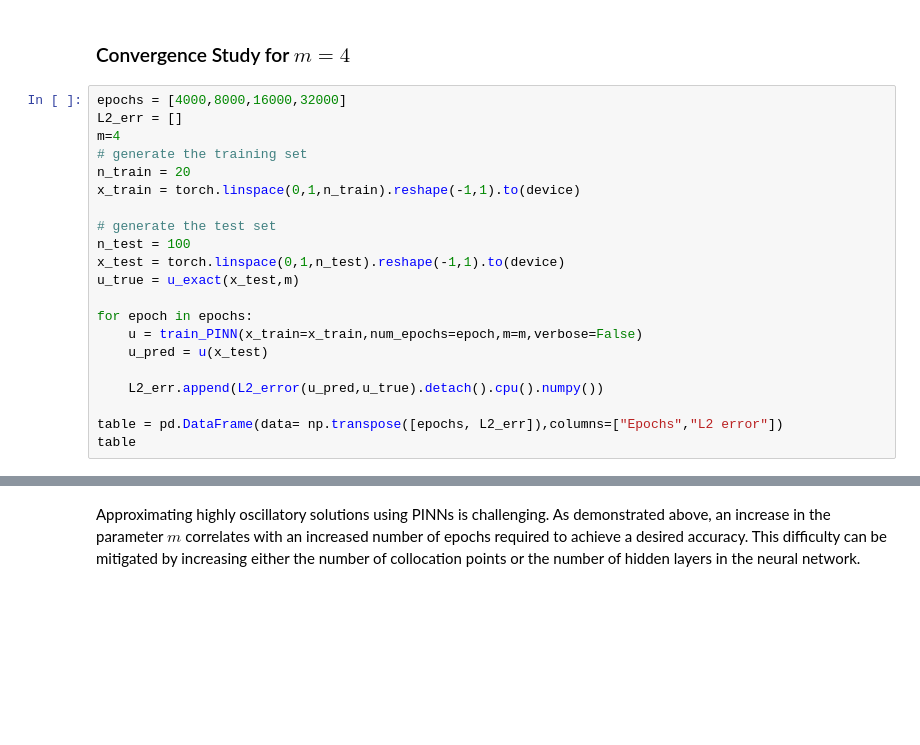
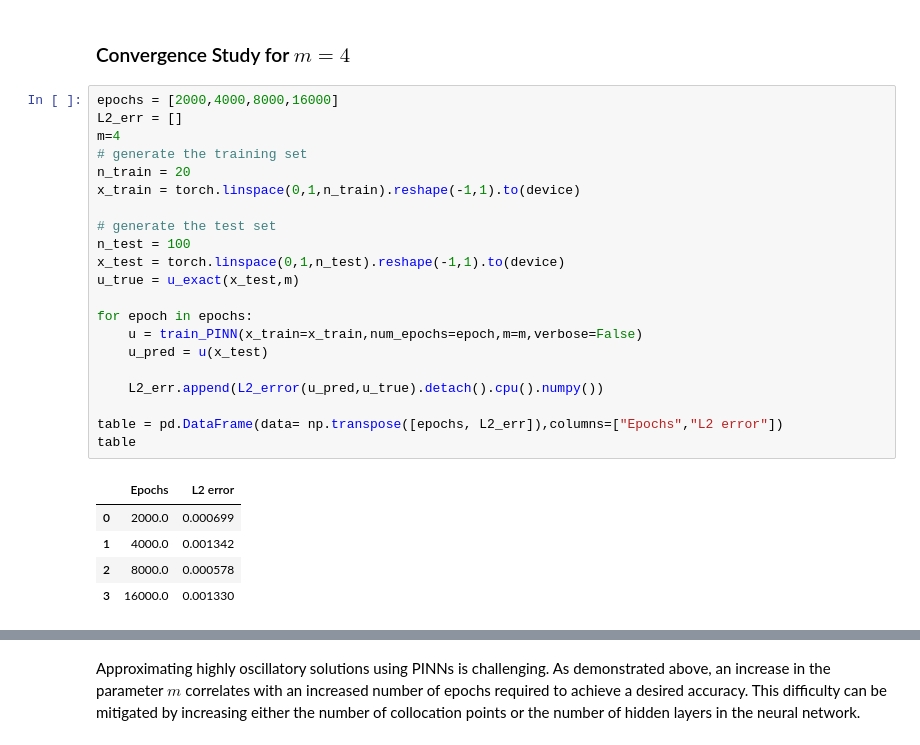
Before and after one commit to Shivam-3921/Physics_Informed_Neural_Networks_for_solving_differential_equations, a Jupyter notebook: PINNs.ipynb, the cells around one changed output, grey strips where cells are left out. Drawn from its saved outputs; the diff is of its cells as text; blank space fills up the shorter version.

```diff
--- a/PINNs.ipynb
+++ b/PINNs.ipynb
@@ -320,26 +349,32 @@ plt.show()
 # %% [markdown]
 ### Convergence Study for $m=4$
 # %%
-epochs = [4000,8000,16000,32000]
+epochs = [2000,4000,8000,16000]
 L2_err = []
 m=4
 # generate the training set
 n_train = 20
 x_train = torch.linspace(0,1,n_train).reshape(-1,1).to(device)
 
 # generate the test set
 n_test = 100
 x_test = torch.linspace(0,1,n_test).reshape(-1,1).to(device)
 u_true = u_exact(x_test,m)
 
 for epoch in epochs:
     u = train_PINN(x_train=x_train,num_epochs=epoch,m=m,verbose=False)
     u_pred = u(x_test)
 
     L2_err.append(L2_error(u_pred,u_true).detach().cpu().numpy())
 
 table = pd.DataFrame(data= np.transpose([epochs, L2_err]),columns=["Epochs","L2 error"])
 table
+# %% [output]
+|  | Epochs | L2 error |
+| 0 | 2000.0 | 0.000699 |
+| 1 | 4000.0 | 0.001342 |
+| 2 | 8000.0 | 0.000578 |
+| 3 | 16000.0 | 0.001330 |
 # %%
 train_size =  [20,40,80,160]
 L2_err = []
```
Also changed, not shown: parts of 52 cells of this notebook.
